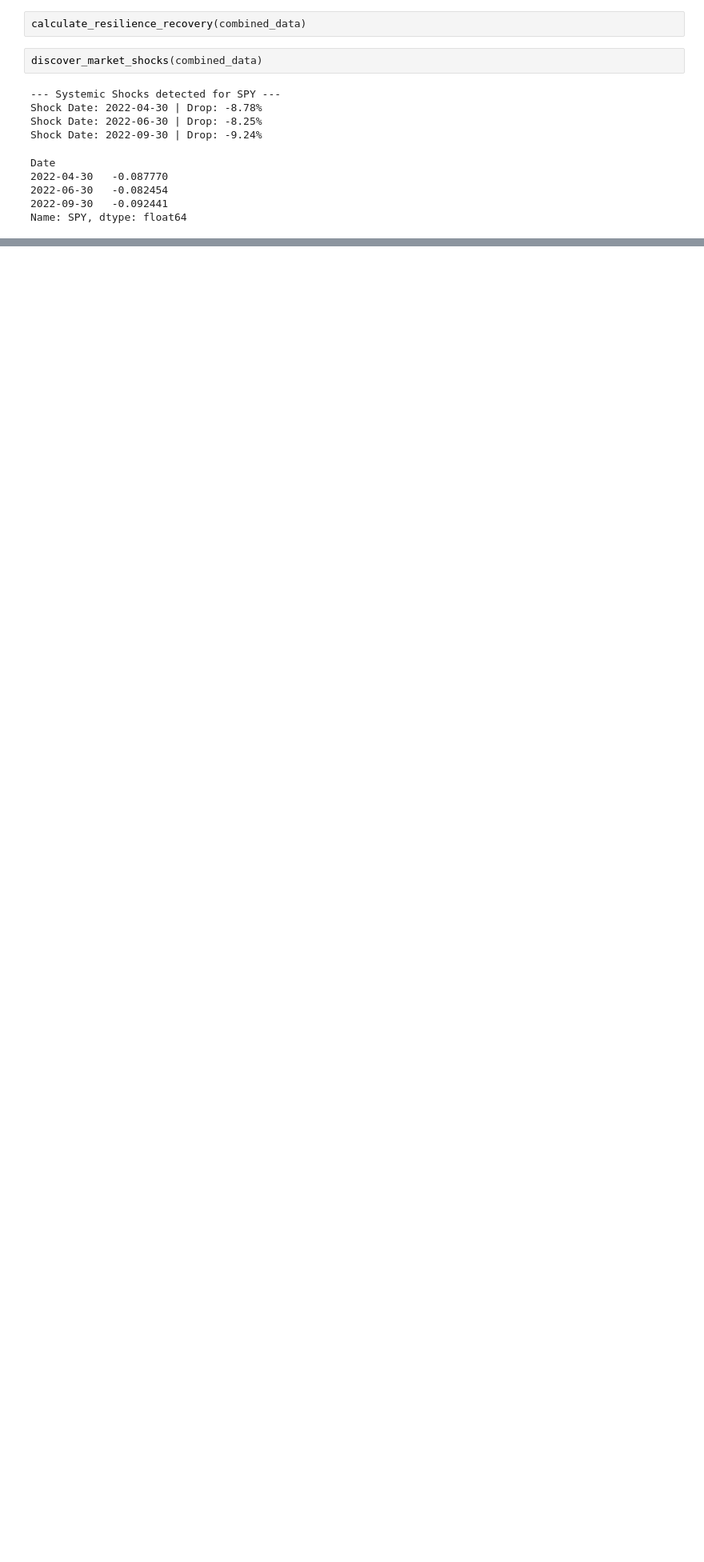
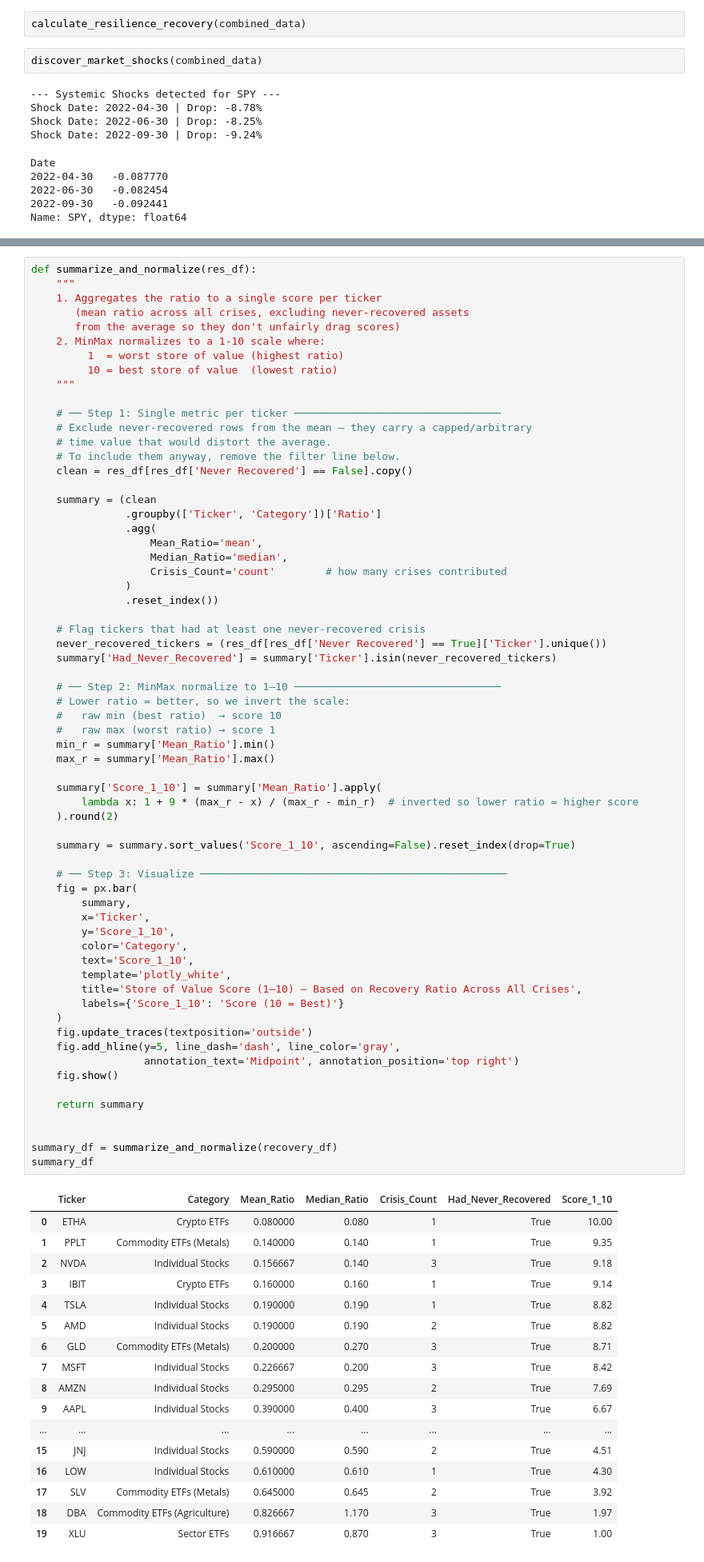
Before and after one commit to loganmcdavid11/Modern-Store-Of-Value, a Jupyter notebook: notebooks/Connor.ipynb, the cells around one changed output, grey strips where cells are left out. Shown at 80% size. Drawn from its saved outputs; the diff is of its cells as text; blank space fills up the shorter version.

```diff
--- a/notebooks/Connor.ipynb
+++ b/notebooks/Connor.ipynb
@@ -187,0 +389,82 @@ Name: SPY, dtype: float64
+# %%
+def summarize_and_normalize(res_df):
+    """
+    1. Aggregates the ratio to a single score per ticker
+       (mean ratio across all crises, excluding never-recovered assets
+       from the average so they don't unfairly drag scores)
+    2. MinMax normalizes to a 1-10 scale where:
+         1  = worst store of value (highest ratio)
+         10 = best store of value  (lowest ratio)
+    """
+
+    # ── Step 1: Single metric per ticker ─────────────────────────────────
+    # Exclude never-recovered rows from the mean — they carry a capped/arbitrary
+    # time value that would distort the average.
+    # To include them anyway, remove the filter line below.
+    clean = res_df[res_df['Never Recovered'] == False].copy()
+
+    summary = (clean
+               .groupby(['Ticker', 'Category'])['Ratio']
+               .agg(
+                   Mean_Ratio='mean',
+                   Median_Ratio='median',
+                   Crisis_Count='count'        # how many crises contributed
+               )
+               .reset_index())
+
+    # Flag tickers that had at least one never-recovered crisis
+    never_recovered_tickers = (res_df[res_df['Never Recovered'] == True]['Ticker'].unique())
+    summary['Had_Never_Recovered'] = summary['Ticker'].isin(never_recovered_tickers)
+
+    # ── Step 2: MinMax normalize to 1–10 ─────────────────────────────────
+    # Lower ratio = better, so we invert the scale:
+    #   raw min (best ratio)  → score 10
+    #   raw max (worst ratio) → score 1
+    min_r = summary['Mean_Ratio'].min()
+    max_r = summary['Mean_Ratio'].max()
+
+    summary['Score_1_10'] = summary['Mean_Ratio'].apply(
+        lambda x: 1 + 9 * (max_r - x) / (max_r - min_r)  # inverted so lower ratio = higher score
+    ).round(2)
+
+    summary = summary.sort_values('Score_1_10', ascending=False).reset_index(drop=True)
+
+    # ── Step 3: Visualize ─────────────────────────────────────────────────
+    fig = px.bar(
+        summary,
+        x='Ticker',
+        y='Score_1_10',
+        color='Category',
+        text='Score_1_10',
+        template='plotly_white',
+        title='Store of Value Score (1–10) — Based on Recovery Ratio Across All Crises',
+        labels={'Score_1_10': 'Score (10 = Best)'}
+    )
+    fig.update_traces(textposition='outside')
+    fig.add_hline(y=5, line_dash='dash', line_color='gray',
+                  annotation_text='Midpoint', annotation_position='top right')
+    fig.show()
+
+    return summary
+
+
+summary_df = summarize_and_normalize(recovery_df)
+summary_df
+# %% [output]
+|  | Ticker | Category | Mean_Ratio | Median_Ratio | Crisis_Count | Had_Never_Recovered | Score_1_10 |
+| 0 | ETHA | Crypto ETFs | 0.080000 | 0.080 | 1 | True | 10.00 |
+| 1 | PPLT | Commodity ETFs (Metals) | 0.140000 | 0.140 | 1 | True | 9.35 |
+| 2 | NVDA | Individual Stocks | 0.156667 | 0.140 | 3 | True | 9.18 |
+| 3 | IBIT | Crypto ETFs | 0.160000 | 0.160 | 1 | True | 9.14 |
+| 4 | TSLA | Individual Stocks | 0.190000 | 0.190 | 1 | True | 8.82 |
+| 5 | AMD | Individual Stocks | 0.190000 | 0.190 | 2 | True | 8.82 |
+| 6 | GLD | Commodity ETFs (Metals) | 0.200000 | 0.270 | 3 | True | 8.71 |
+| 7 | MSFT | Individual Stocks | 0.226667 | 0.200 | 3 | True | 8.42 |
+| 8 | AMZN | Individual Stocks | 0.295000 | 0.295 | 2 | True | 7.69 |
+| 9 | AAPL | Individual Stocks | 0.390000 | 0.400 | 3 | True | 6.67 |
+| ... | ... | ... | ... | ... | ... | ... | ... |
+| 15 | JNJ | Individual Stocks | 0.590000 | 0.590 | 2 | True | 4.51 |
+| 16 | LOW | Individual Stocks | 0.610000 | 0.610 | 1 | True | 4.30 |
+| 17 | SLV | Commodity ETFs (Metals) | 0.645000 | 0.645 | 2 | True | 3.92 |
+| 18 | DBA | Commodity ETFs (Agriculture) | 0.826667 | 1.170 | 3 | True | 1.97 |
+| 19 | XLU | Sector ETFs | 0.916667 | 0.870 | 3 | True | 1.00 |
```
Also changed, not shown: parts of 6 cells of this notebook.
